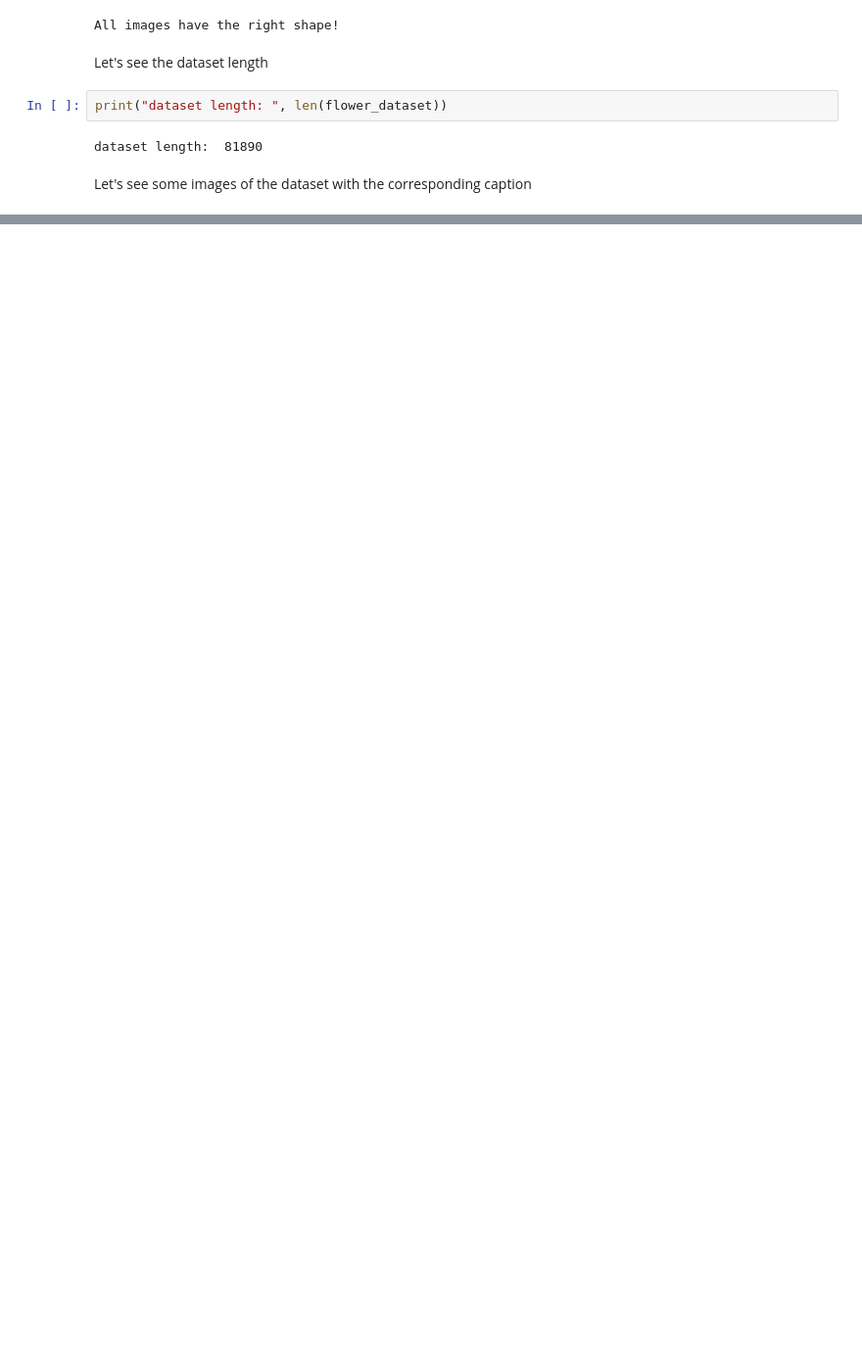
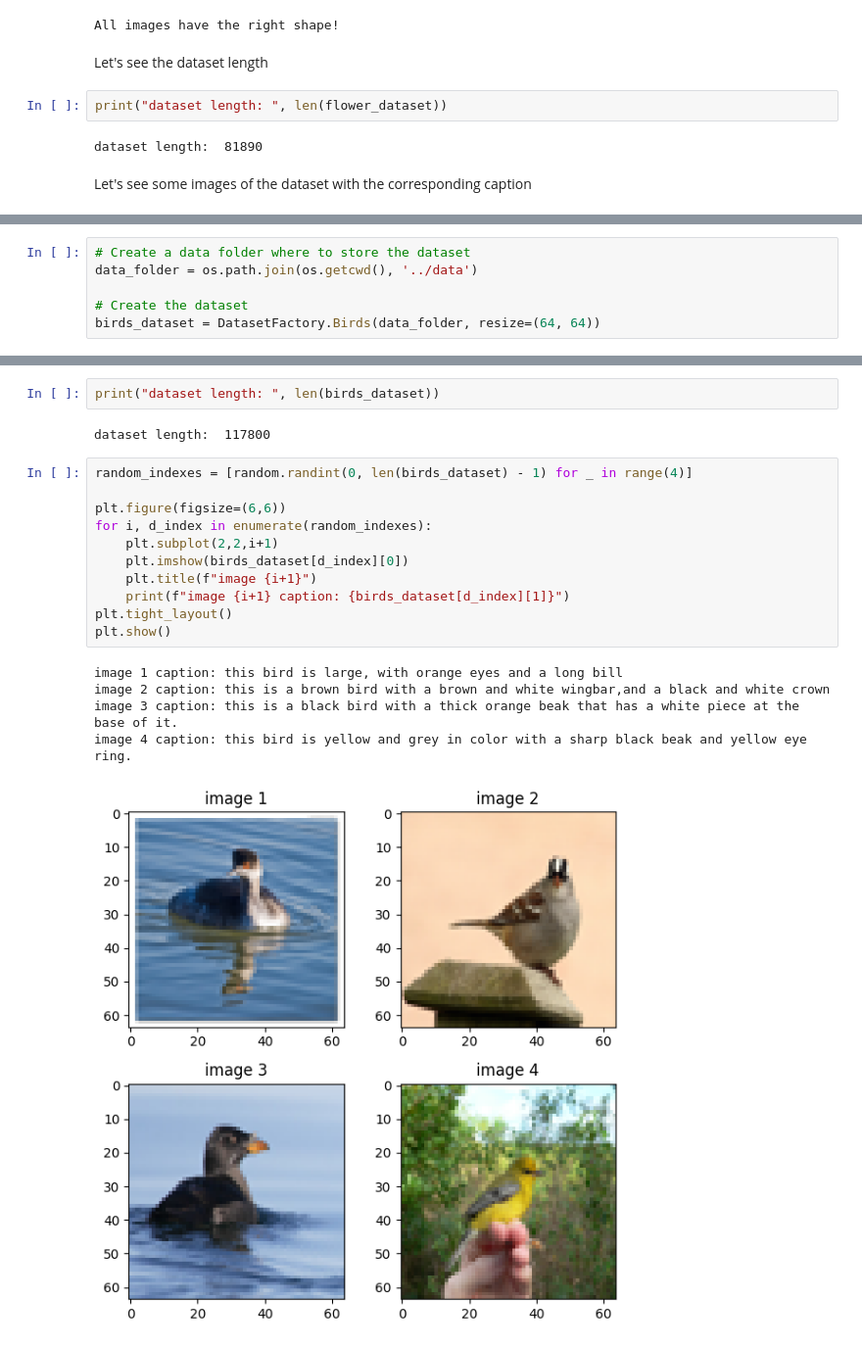
Before and after one commit to RayIci/Deep-Learning-Final-Project, a Jupyter notebook: examples/1) dataset usage.ipynb, the cells around one changed output, grey strips where cells are left out. Shown at 98% size. Saved outputs shown, nothing was run; the diff lists cells and outputs as text; blank space fills up the shorter version.

Commit message:
Small Change dat. Flowers and notebook dataset usage. Implemented dat Birds.t.

```diff
--- a/examples/1) dataset usage.ipynb
+++ b/examples/1) dataset usage.ipynb
@@ -63,0 +71,6 @@ image 4 caption: this flower has thick pink downward hanging petals speckled wit
+# %%
+# Create a data folder where to store the dataset
+data_folder = os.path.join(os.getcwd(), '../data')
+
+# Create the dataset
+birds_dataset = DatasetFactory.Birds(data_folder, resize=(64, 64))
@@ -63,0 +88,21 @@ image 4 caption: this flower has thick pink downward hanging petals speckled wit
+# %%
+print("dataset length: ", len(birds_dataset))
+# %% [output]
+dataset length:  117800
+# %%
+random_indexes = [random.randint(0, len(birds_dataset) - 1) for _ in range(4)]
+
+plt.figure(figsize=(6,6))
+for i, d_index in enumerate(random_indexes):
+    plt.subplot(2,2,i+1)
+    plt.imshow(birds_dataset[d_index][0])
+    plt.title(f"image {i+1}")
+    print(f"image {i+1} caption: {birds_dataset[d_index][1]}")
+plt.tight_layout()
+plt.show()
+# %% [output]
+image 1 caption: this bird is large, with orange eyes and a long bill
+image 2 caption: this is a brown bird with a brown and white wingbar,and a black and white crown
+image 3 caption: this is a black bird with a thick orange beak that has a white piece at the base of it.
+image 4 caption: this bird is yellow and grey in color with a sharp black beak and yellow eye ring.
+[figure, added]
```
Also changed, not shown: parts of 12 cells of this notebook, 2 other files.
